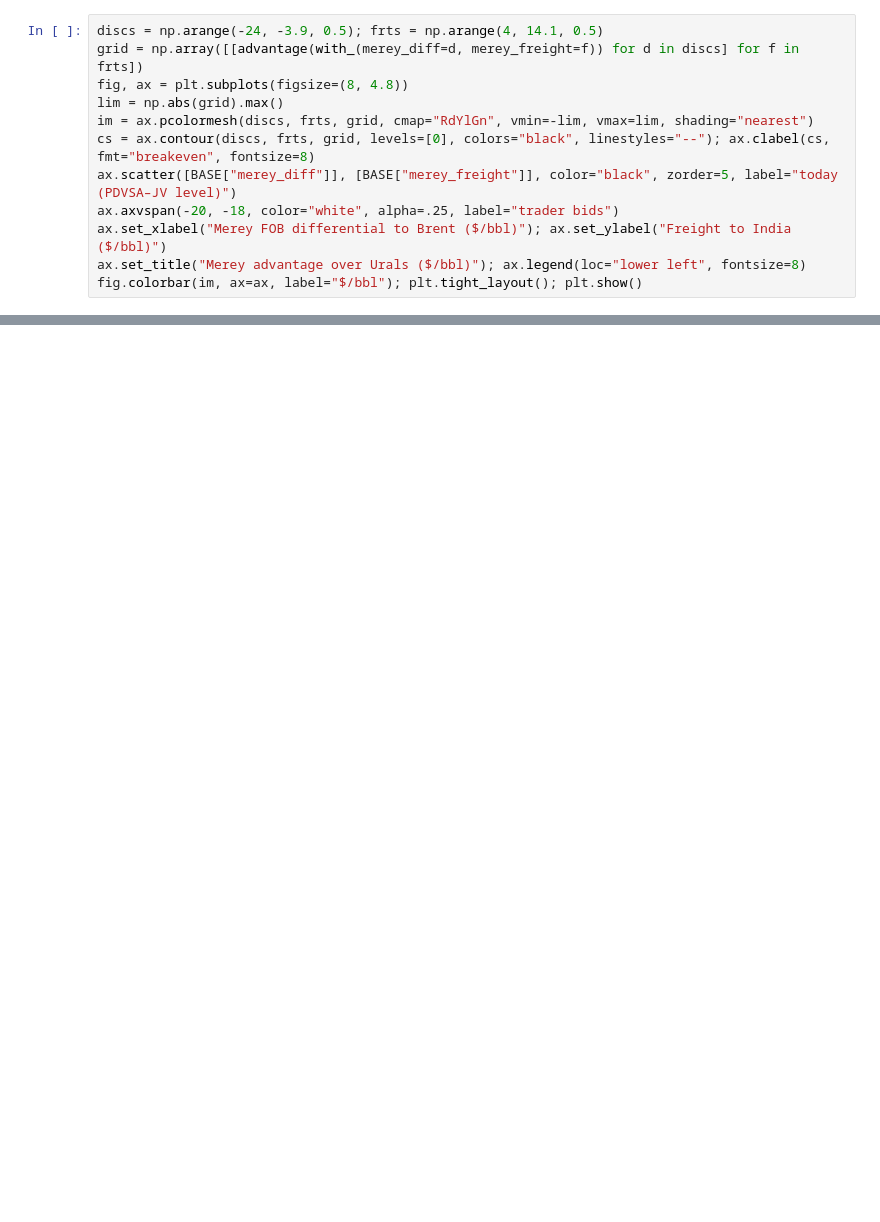
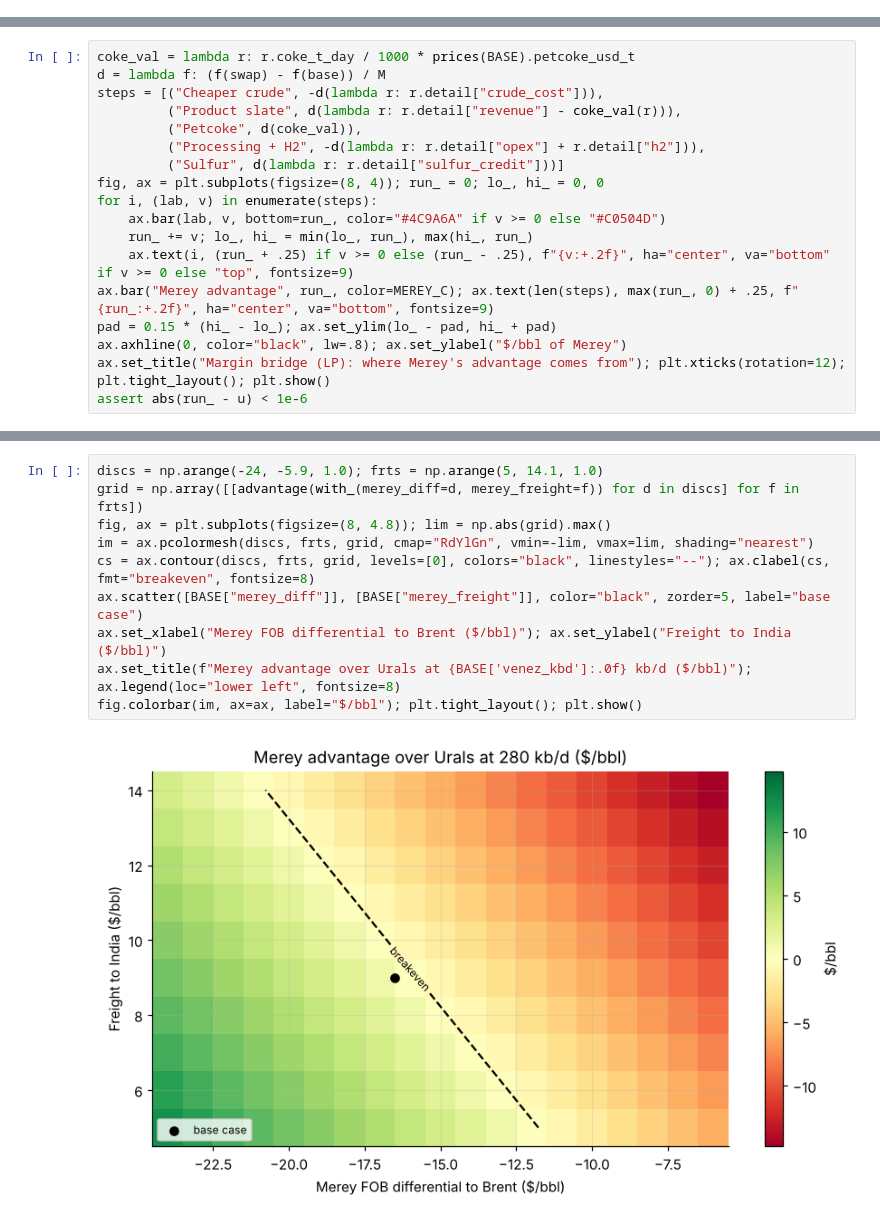
Before and after one commit to mishu1177karan/jamnagar-crude-slate-model, a Jupyter notebook: jamnagar_merey_vs_urals.ipynb, the cells around one changed output, grey strips where cells are left out. Cells and saved outputs as stored; diff of their text form; blank space fills up the shorter version.

```diff
--- a/jamnagar_merey_vs_urals.ipynb
+++ b/jamnagar_merey_vs_urals.ipynb
@@ -262,12 +0,0 @@ plt.tight_layout(); plt.show()
-# %%
-discs = np.arange(-24, -3.9, 0.5); frts = np.arange(4, 14.1, 0.5)
-grid = np.array([[advantage(with_(merey_diff=d, merey_freight=f)) for d in discs] for f in frts])
-fig, ax = plt.subplots(figsize=(8, 4.8))
-lim = np.abs(grid).max()
-im = ax.pcolormesh(discs, frts, grid, cmap="RdYlGn", vmin=-lim, vmax=lim, shading="nearest")
-cs = ax.contour(discs, frts, grid, levels=[0], colors="black", linestyles="--"); ax.clabel(cs, fmt="breakeven", fontsize=8)
-ax.scatter([BASE["merey_diff"]], [BASE["merey_freight"]], color="black", zorder=5, label="today (PDVSA–JV level)")
-ax.axvspan(-20, -18, color="white", alpha=.25, label="trader bids")
-ax.set_xlabel("Merey FOB differential to Brent ($/bbl)"); ax.set_ylabel("Freight to India ($/bbl)")
-ax.set_title("Merey advantage over Urals ($/bbl)"); ax.legend(loc="lower left", fontsize=8)
-fig.colorbar(im, ax=ax, label="$/bbl"); plt.tight_layout(); plt.show()
@@ -358,0 +252,18 @@ the October import surge, since those cargoes were priced while Urals was expens
+# %%
+coke_val = lambda r: r.coke_t_day / 1000 * prices(BASE).petcoke_usd_t
+d = lambda f: (f(swap) - f(base)) / M
+steps = [("Cheaper crude", -d(lambda r: r.detail["crude_cost"])),
+         ("Product slate", d(lambda r: r.detail["revenue"] - coke_val(r))),
+         ("Petcoke", d(coke_val)),
+         ("Processing + H2", -d(lambda r: r.detail["opex"] + r.detail["h2"])),
+         ("Sulfur", d(lambda r: r.detail["sulfur_credit"]))]
+fig, ax = plt.subplots(figsize=(8, 4)); run_ = 0; lo_, hi_ = 0, 0
+for i, (lab, v) in enumerate(steps):
+    ax.bar(lab, v, bottom=run_, color="#4C9A6A" if v >= 0 else "#C0504D")
+    run_ += v; lo_, hi_ = min(lo_, run_), max(hi_, run_)
+    ax.text(i, (run_ + .25) if v >= 0 else (run_ - .25), f"{v:+.2f}", ha="center", va="bottom" if v >= 0 else "top", fontsize=9)
+ax.bar("Merey advantage", run_, color=MEREY_C); ax.text(len(steps), max(run_, 0) + .25, f"{run_:+.2f}", ha="center", va="bottom", fontsize=9)
+pad = 0.15 * (hi_ - lo_); ax.set_ylim(lo_ - pad, hi_ + pad)
+ax.axhline(0, color="black", lw=.8); ax.set_ylabel("$/bbl of Merey")
+ax.set_title("Margin bridge (LP): where Merey's advantage comes from"); plt.xticks(rotation=12); plt.tight_layout(); plt.show()
+assert abs(run_ - u) < 1e-6
@@ -358,0 +391,12 @@ the October import surge, since those cargoes were priced while Urals was expens
+# %%
+discs = np.arange(-24, -5.9, 1.0); frts = np.arange(5, 14.1, 1.0)
+grid = np.array([[advantage(with_(merey_diff=d, merey_freight=f)) for d in discs] for f in frts])
+fig, ax = plt.subplots(figsize=(8, 4.8)); lim = np.abs(grid).max()
+im = ax.pcolormesh(discs, frts, grid, cmap="RdYlGn", vmin=-lim, vmax=lim, shading="nearest")
+cs = ax.contour(discs, frts, grid, levels=[0], colors="black", linestyles="--"); ax.clabel(cs, fmt="breakeven", fontsize=8)
+ax.scatter([BASE["merey_diff"]], [BASE["merey_freight"]], color="black", zorder=5, label="base case")
+ax.set_xlabel("Merey FOB differential to Brent ($/bbl)"); ax.set_ylabel("Freight to India ($/bbl)")
+ax.set_title(f"Merey advantage over Urals at {BASE['venez_kbd']:.0f} kb/d ($/bbl)"); ax.legend(loc="lower left", fontsize=8)
+fig.colorbar(im, ax=ax, label="$/bbl"); plt.tight_layout(); plt.show()
+# %% [output]
+[figure, added]
```
Also changed, not shown: parts of 53 cells of this notebook, 13 other files.
